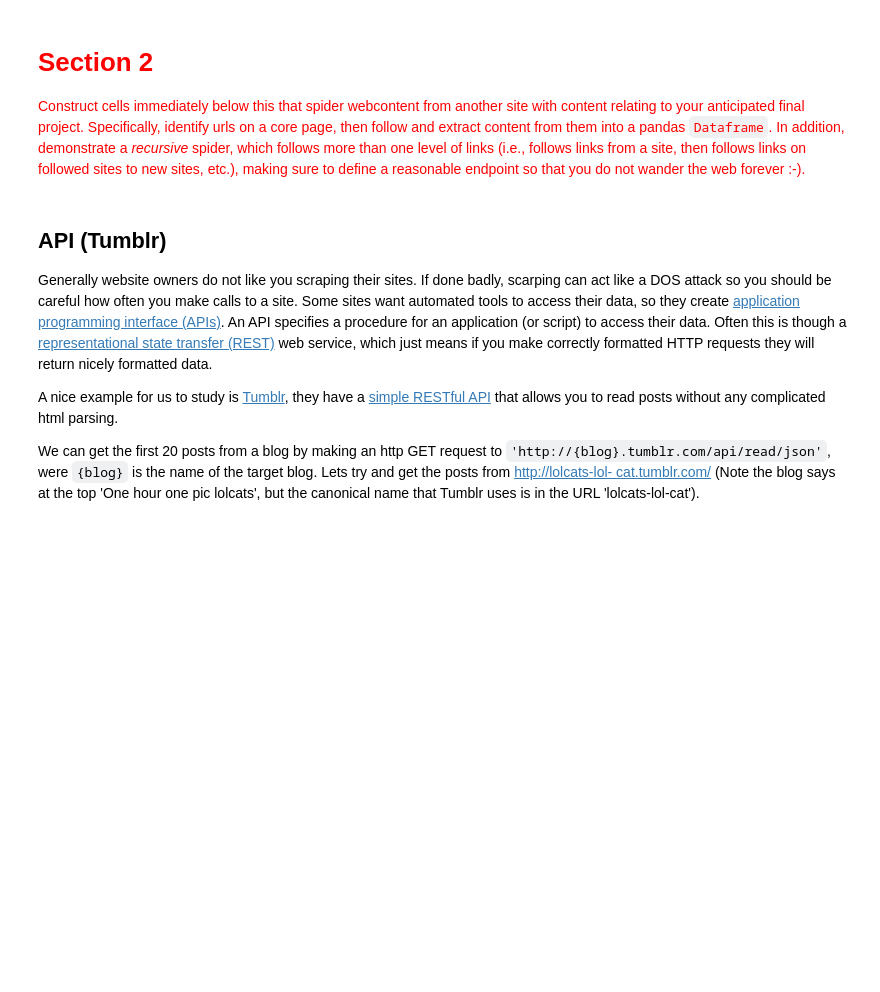
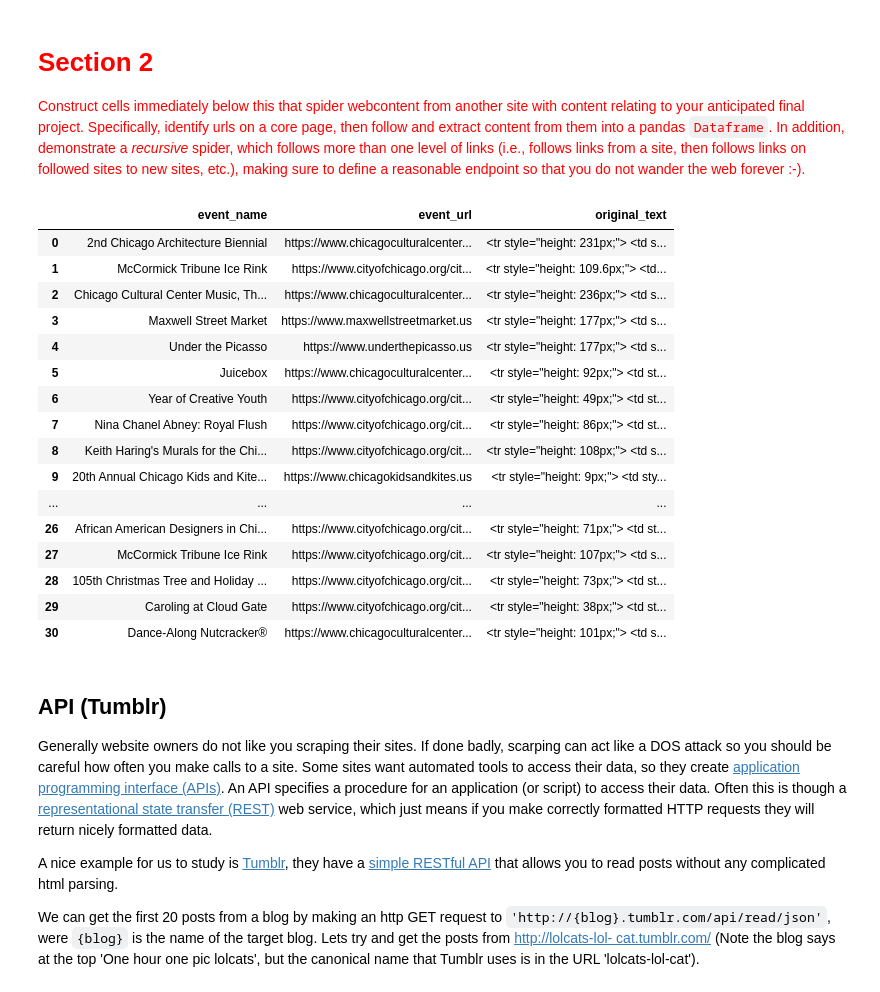
Before and after one commit to xywu-soc/content-analysis-2018, a Jupyter notebook: 1-Intro/1-intro.ipynb, the cells around one changed output. Drawn from its saved outputs; the diff is of its cells as text; code cells hidden in the pictures; blank space fills up the shorter version.

Commit message:
finishing task3

```diff
--- a/1-Intro/1-intro.ipynb
+++ b/1-Intro/1-intro.ipynb
@@ -424,7 +424,7 @@ event_url_lst = []
 
 # Extract information from the webpage
 event_original_text = event_tr_tags[:-1]
-for i, tr_tag in enumerate(event_tr_tags[:-1]):
+for tr_tag in (event_tr_tags[:-1]):
     event_name = tr_tag.find('h3').text
     temp = tr_tag.findAll('a', href=re.compile('.html'))
     if temp == []:
@@ -442,3 +442,27 @@ for i, tr_tag in enumerate(event_tr_tags[:-1]):
     # store info into the empty lists
     event_name_lst.append(event_name)
     event_url_lst.append(event_url)
+
+d2 = {'original_text': event_original_text, 'event_name': event_name_lst, \
+      'event_url': event_url_lst}
+task2_df = pandas.DataFrame(d2)
+# %%
+task2_df
+# %% [output]
+|  | event_name | event_url | original_text |
+| 0 | 2nd Chicago Architecture Biennial | https://www.chicagoculturalcenter... | <tr style="height: 231px;"> <td s... |
+| 1 | McCormick Tribune Ice Rink | https://www.cityofchicago.org/cit... | <tr style="height: 109.6px;"> <td... |
+| 2 | Chicago Cultural Center Music, Th... | https://www.chicagoculturalcenter... | <tr style="height: 236px;"> <td s... |
+| 3 | Maxwell Street Market | https://www.maxwellstreetmarket.us | <tr style="height: 177px;"> <td s... |
+| 4 | Under the Picasso | https://www.underthepicasso.us | <tr style="height: 177px;"> <td s... |
+| 5 | Juicebox | https://www.chicagoculturalcenter... | <tr style="height: 92px;"> <td st... |
+| 6 | Year of Creative Youth | https://www.cityofchicago.org/cit... | <tr style="height: 49px;"> <td st... |
+| 7 | Nina Chanel Abney: Royal Flush | https://www.cityofchicago.org/cit... | <tr style="height: 86px;"> <td st... |
+| 8 | Keith Haring's Murals for the Chi... | https://www.cityofchicago.org/cit... | <tr style="height: 108px;"> <td s... |
+| 9 | 20th Annual Chicago Kids and Kite... | https://www.chicagokidsandkites.us | <tr style="height: 9px;"> <td sty... |
+| ... | ... | ... | ... |
+| 26 | African American Designers in Chi... | https://www.cityofchicago.org/cit... | <tr style="height: 71px;"> <td st... |
+| 27 | McCormick Tribune Ice Rink | https://www.cityofchicago.org/cit... | <tr style="height: 107px;"> <td s... |
+| 28 | 105th Christmas Tree and Holiday ... | https://www.cityofchicago.org/cit... | <tr style="height: 73px;"> <td st... |
+| 29 | Caroling at Cloud Gate | https://www.cityofchicago.org/cit... | <tr style="height: 38px;"> <td st... |
+| 30 | Dance-Along Nutcracker® | https://www.chicagoculturalcenter... | <tr style="height: 101px;"> <td s... |
```
Also changed, not shown: parts of 17 cells of this notebook, 1 other file.
